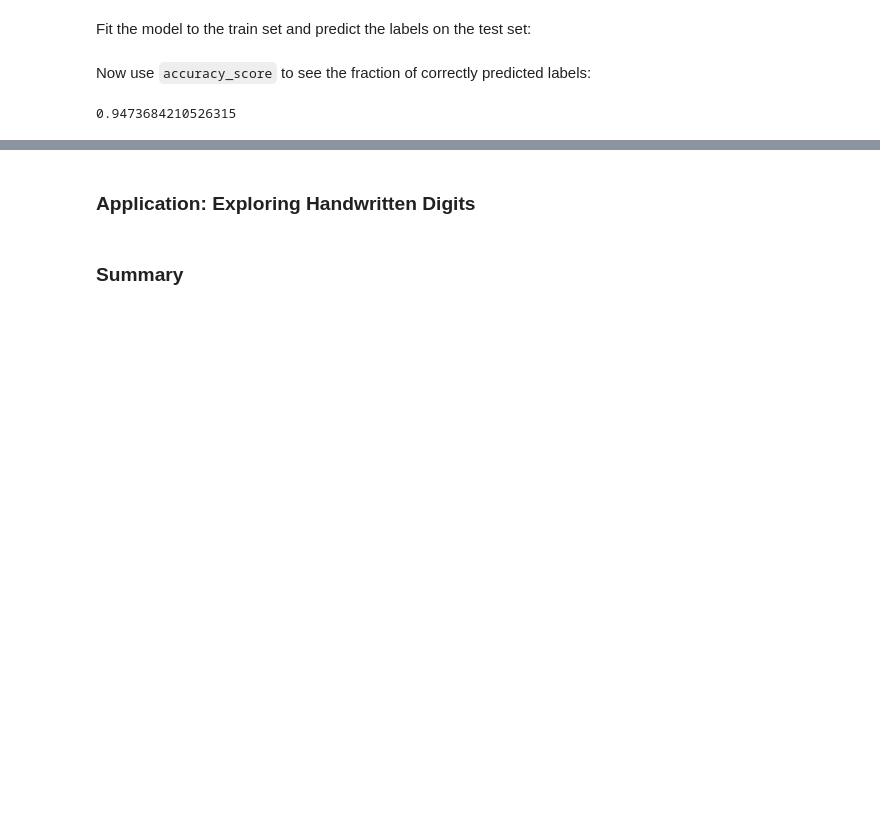
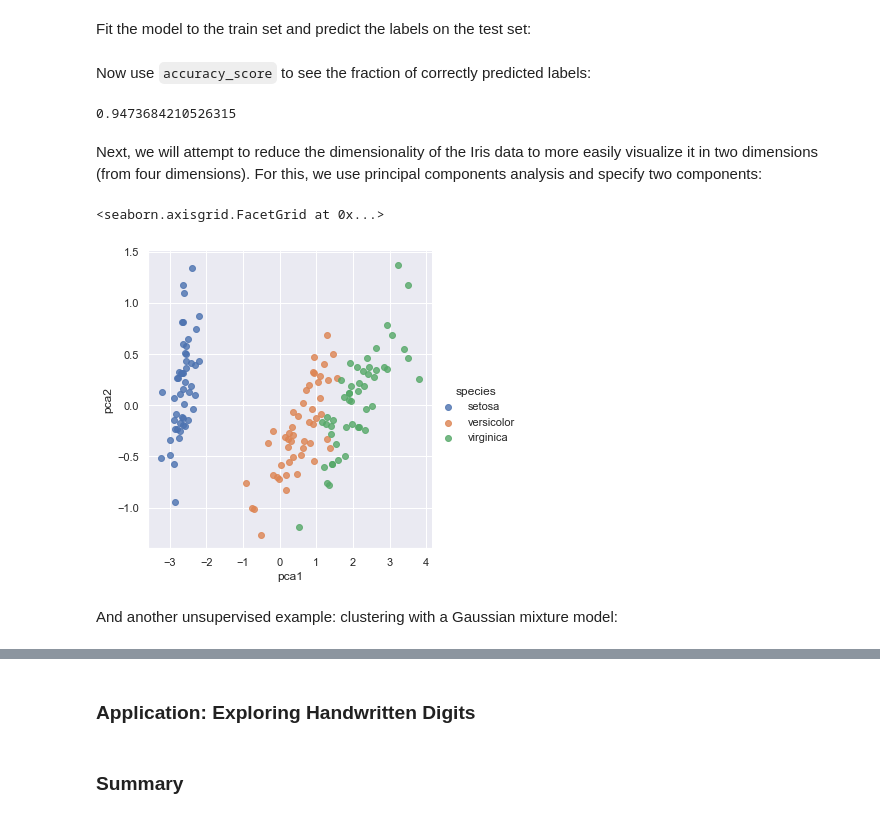
Before and after one commit to taylordunn/python-data-science-handbook, a Jupyter notebook: chapter5/chapter5.ipynb, the cells around one changed output, grey strips where cells are left out. Cells and saved outputs as stored; diff of their text form; code cells hidden in the pictures; blank space fills up the shorter version.

Commit message:
Finished the section of Iris examples

```diff
--- a/chapter5/chapter5.ipynb
+++ b/chapter5/chapter5.ipynb
@@ -150,3 +150,20 @@ from sklearn.metrics import accuracy_score
 accuracy_score(ytest, y_model)
 # %% [output]
 0.9473684210526315
+# %% [markdown]
+Next, we will attempt to reduce the dimensionality of the Iris data to more easily visualize it in two dimensions (from four dimensions).
+For this, we use principal components analysis and specify two components:
+# %%
+from sklearn.decomposition import PCA
+model = PCA(n_components=2)
+model.fit(X_iris) # Note that y is not specified
+X_2d = model.transform(X_iris) # Transform the data using the fit model
+# %%
+iris['pca1'] = X_2d[:, 0]
+iris['pca2'] = X_2d[:, 1]
+sns.lmplot(x='pca1', y='pca2', data=iris, hue='species', fit_reg=False);
+# %% [output]
+<seaborn.axisgrid.FacetGrid at 0x...>
+[figure, added]
+# %% [markdown]
+And another unsupervised example: clustering with a Gaussian mixture model:
```
Also changed, not shown: parts of 2 cells of this notebook.
